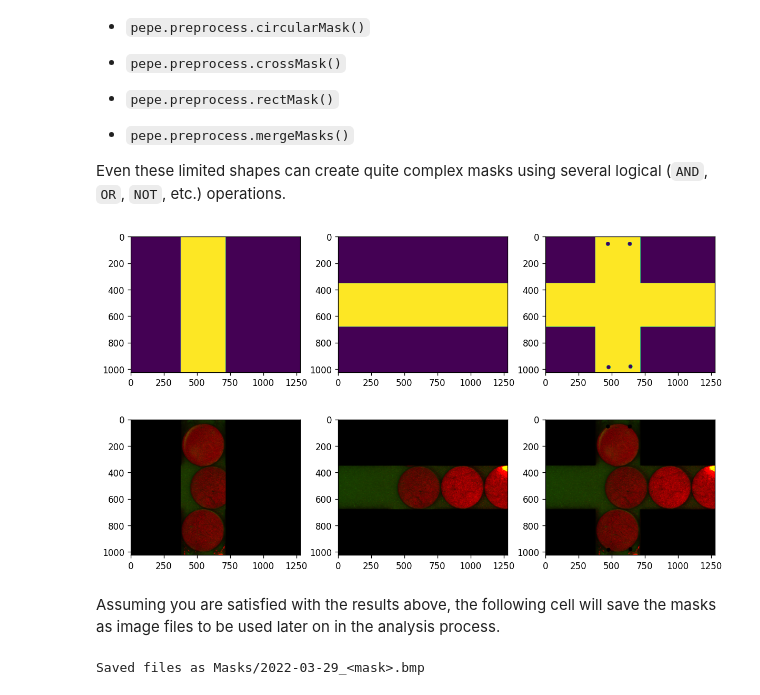
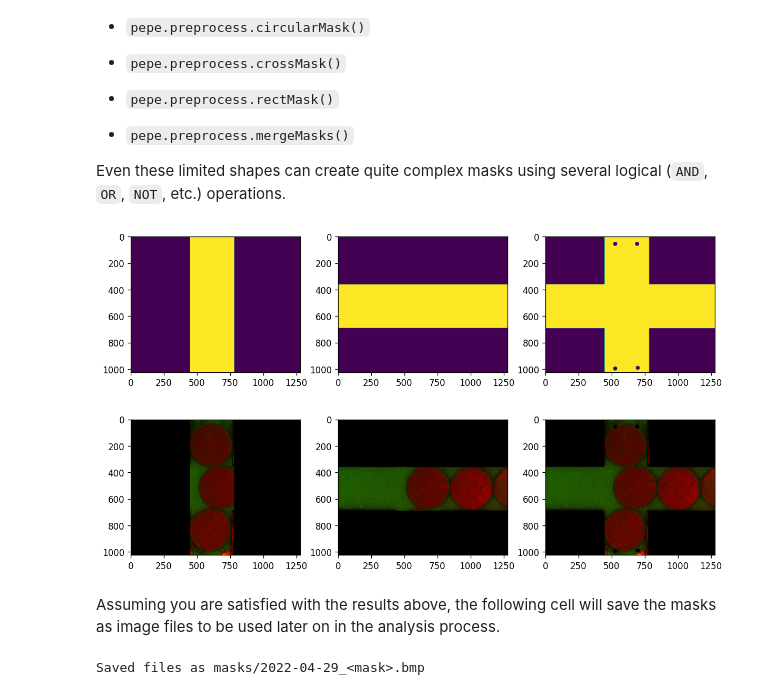
Before and after one commit to Jfeatherstone/SpaceJam, a Jupyter notebook: notebooks/Masking.ipynb, the cells around one changed output. Cells and saved outputs as stored; diff of their text form; code cells hidden in the pictures.

```diff
--- a/notebooks/Masking.ipynb
+++ b/notebooks/Masking.ipynb
@@ -57,51 +57,51 @@ Even these limited shapes can create quite complex masks using several logical (
 #rootFolder = '/run/media/jack/Seagate Portable Drive/Research/SpaceJam/'
 rootFolder = '/eno/jdfeathe/DATA/SpaceJam/' # Should end in a '/'
 # This should be the name of a directory in rootFolder
-dataSet = '2022-03-06_Medium'
+dataSet = '2022-05-18_100_MSS_Gap5_0'
 
 # The x and y bounds for the cross-shaped mask
-maskXBounds = [375, 715] # Found manually
-maskYBounds = [350, 680] # Found manually
+maskXBounds = [445, 780] # Found manually
+maskYBounds = [360, 690] # Found manually
 
 # The centers of the pins for the boundary particles (to localize forces)
-pegCenters = [[55, 470], [55, 635], [985, 475], [980, 640]] # Found manually
+pegCenters = [[55, 525], [55, 690], [995, 525], [990, 695]] # Found manually
 pegRadii = 15
 
 #########################
 # No need to edit below this line (usually)
 
 sampleImage = checkImageType(rootFolder + dataSet + '/frame0001.bmp')
 
 # For light correction, we want two separate images, one vertical and one horizontal
 height, width = sampleImage.shape[:2]
 verticalMask = np.array([[int(i < maskXBounds[1] and i > maskXBounds[0]) for i in range(width)] for j in range(height)], dtype=np.uint8)
 horizontalMask = np.array(np.transpose([[int(i < maskYBounds[1] and i > maskYBounds[0]) for i in range(height)] for j in range(width)]), dtype=np.uint8)
 
 verticalMask = np.repeat(verticalMask[:,:,None], 3, axis=-1)
 horizontalMask = np.repeat(horizontalMask[:,:,None], 3, axis=-1)
 
 fullMask = crossMask(sampleImage.shape, xlim=np.array(maskXBounds), ylim=np.array(maskYBounds))
 
 for i in range(len(pegCenters)):
     fullMask = fullMask - circularMask(sampleImage.shape, np.array(pegCenters[i]), pegRadii)
 
 fullMask = np.array(fullMask > 0, dtype=np.uint8)
 
 fig, ax = plt.subplots(2, 3, figsize=(10,6))
 
 ax[0,0].imshow(verticalMask[:,:,0])
 ax[0,1].imshow(horizontalMask[:,:,0])
 ax[0,2].imshow(fullMask[:,:,0])
 
-ax[1,0].imshow(verticalMask * sampleImage)
-ax[1,1].imshow(horizontalMask * sampleImage)
-ax[1,2].imshow(fullMask * sampleImage)
+ax[1,0].imshow(verticalMask * sampleImage * 2)
+ax[1,1].imshow(horizontalMask * sampleImage * 2)
+ax[1,2].imshow(fullMask * sampleImage * 2)
 
 
 fig.tight_layout()
 plt.show()
 # %% [output]
-[figure, old version]
+[figure, new version]
 # %% [markdown]
 Assuming you are satisfied with the results above, the following cell will save the masks as image files
 to be used later on in the analysis process.
@@ -114,10 +114,10 @@ fullMaskImg = Image.fromarray(fullMask)
 verticalMaskImg = Image.fromarray(verticalMask)
 horizontalMaskImg = Image.fromarray(horizontalMask)
 
-fullMaskImg.save(f'Masks/{dateStr}_FullMask.bmp')
-verticalMaskImg.save(f'Masks/{dateStr}_VerticalMask.bmp')
-horizontalMaskImg.save(f'Masks/{dateStr}_HorizontalMask.bmp')
+fullMaskImg.save(f'../masks/{dateStr}_FullMask.bmp')
+verticalMaskImg.save(f'../masks/{dateStr}_VerticalMask.bmp')
+horizontalMaskImg.save(f'../masks/{dateStr}_HorizontalMask.bmp')
 
-print(f'Saved files as Masks/{dateStr}_<mask>.bmp')
+print(f'Saved files as masks/{dateStr}_<mask>.bmp')
 # %% [output]
-Saved files as Masks/2022-03-29_<mask>.bmp
+Saved files as masks/2022-04-29_<mask>.bmp
```
Also changed, not shown: 30 other files.
